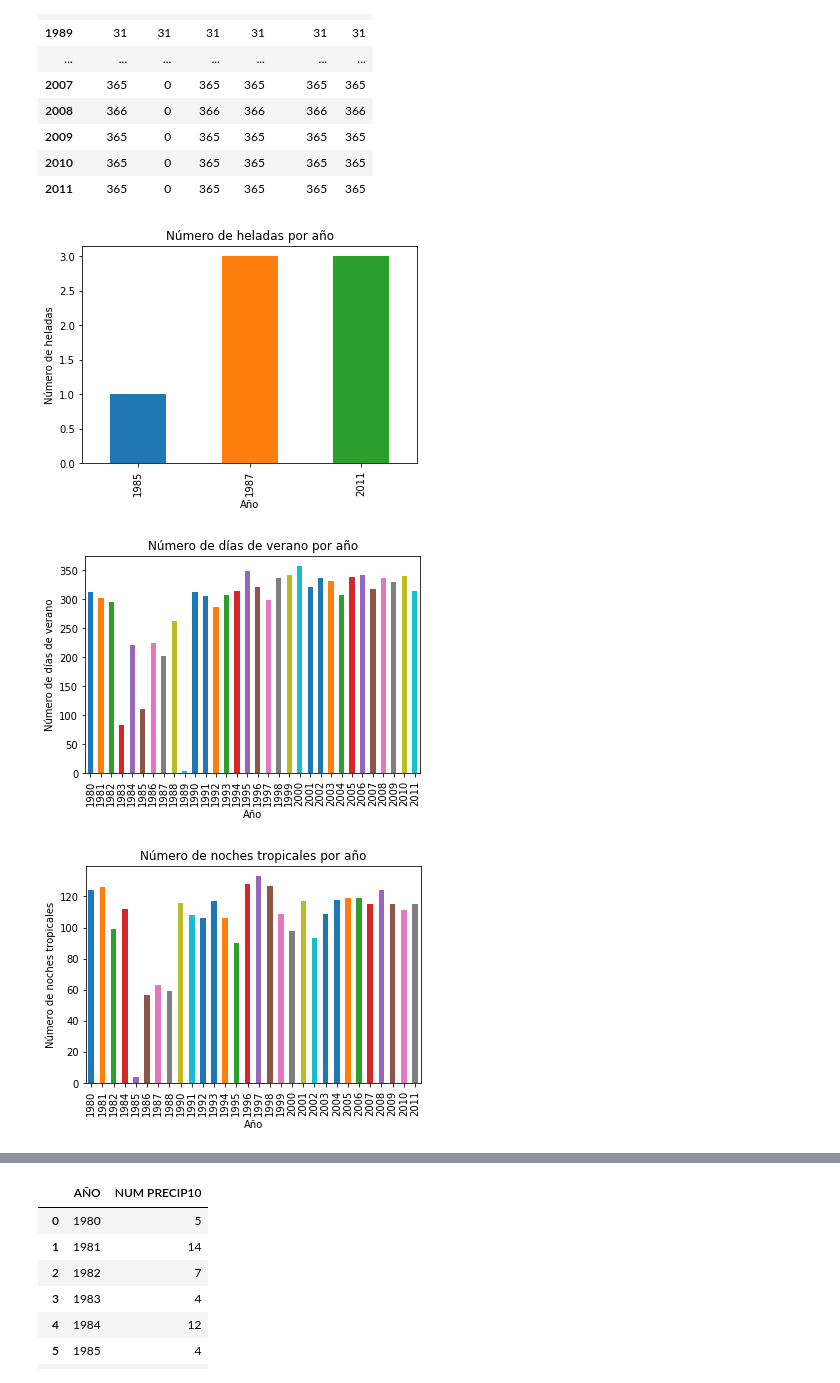
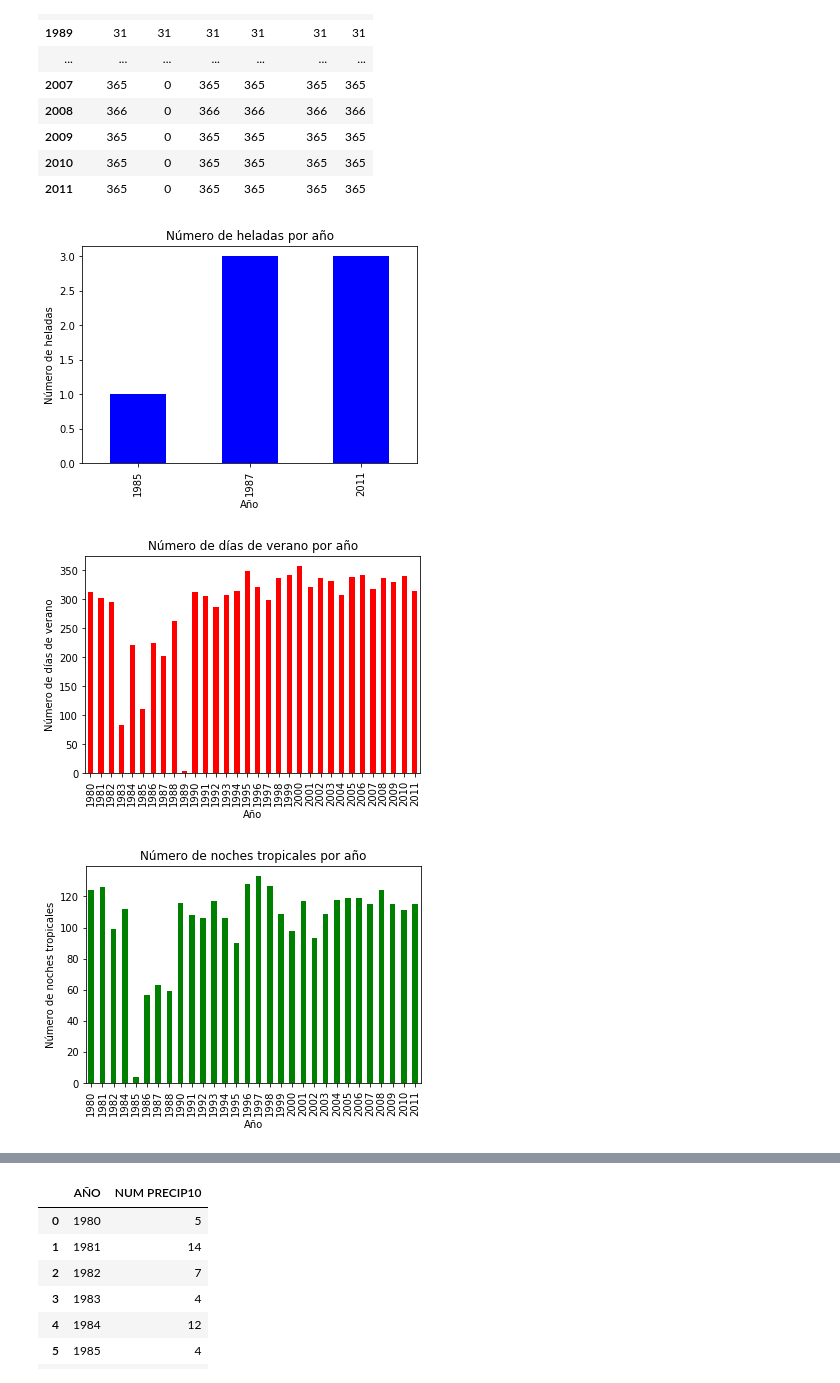
Before and after one commit to JoseDGV/Fisica_Computacional, a Jupyter notebook: Actividad 5.ipynb, the cells around one changed output, grey strips where cells are left out. Saved outputs shown, nothing was run; the diff lists cells and outputs as text; code cells hidden in the pictures.

```diff
--- a/Actividad 5.ipynb
+++ b/Actividad 5.ipynb
@@ -73,35 +73,35 @@ nTempHel_df = nTempHel_df.drop(['TMIN'],1)              #Eliminamos la columna q
 nTempHel_df = nTempHel_df.reset_index()                 #Reiniciamos el index (separamos el año del índice)
 
 #Graficamos
-nTempHel_df.plot.bar(x='AÑO',y='NUMHEL',legend=None)    #Tomamos nuestro eje x como los años y el eje y como el número de
+nTempHel_df.plot.bar(x='AÑO',y='NUMHEL',color='b',legend=None)    #Tomamos nuestro eje x como los años y el eje y como el número de
                                                         #veces que se cumplió la condición en un año.
 plt.title("Número de heladas por año")                  #Título de la gráfica.
 plt.ylabel("Número de heladas")                         #Nombre del eje x.
 plt.xlabel("Año")                                       #Nombre del eje y.
-plt.savefig('grafica1')                                 #Guardamos la gráfica como imágen.
+plt.savefig('grafica1',plt=2000)                        #Guardamos la gráfica como imágen.
 # %% [output]
-[figure, old version]
+[figure, new version]
 # %%
 #Seleccionamos los días con temperaturas de verano; es decir, temperaturas máximas mayores a 25C, y contamos el número de
 #ocurrencia para cada año.
 TempVer = pd.DataFrame(df.loc[df['TMAX']>25])
 TempVer = pd.DataFrame(TempVer.groupby('AÑO').count())
 
 #Creamos un Dataframe que indique el número de valores
 nTempVer_df = TempVer.filter(['TMAX'],axis=1)
 nTempVer_df['NUMVER'] = nTempVer_df['TMAX']
 nTempVer_df = nTempVer_df.drop(['TMAX'],1)
 
 nTempVer_df = nTempVer_df.reset_index()
 
 #Graficamos
-nTempVer_df.plot.bar(x='AÑO',y='NUMVER',legend=None)
+nTempVer_df.plot.bar(x='AÑO',y='NUMVER',color='r',legend=None)
 plt.title("Número de días de verano por año")
 plt.ylabel("Número de días de verano")
 plt.xlabel("Año")
-plt.savefig('grafica2')
+plt.savefig('grafica2',plt=2000)
 # %% [output]
-[figure, old version]
+[figure, new version]
 # %%
 #Seleccionamos los días con noches tropicales; es decir, temperaturas míximas mayores a 20C, y contamos el número de
 #ocurrencia para cada año.
@@ -116,13 +116,13 @@ nTempTrop_df = nTempTrop_df.drop(['TMIN'],1)
 nTempTrop_df = nTempTrop_df.reset_index()
 
 #Graficamos
-nTempTrop_df.plot.bar(x='AÑO',y='NUMTROP',legend=None)
+nTempTrop_df.plot.bar(x='AÑO',y='NUMTROP',color='g',legend=None)
 plt.title("Número de noches tropicales por año")
 plt.ylabel("Número de noches tropicales")
 plt.xlabel("Año")
-plt.savefig('grafica3')
+plt.savefig('grafica3',plt=2000)
 # %% [output]
-[figure, old version]
+[figure, new version]
 # %%
 #Creamos una nueva columna que contenga la temperatura promedio para cada día
 df['TPROM'] = (df.TMAX + df.TMIN)/2  #Temperatura promedio.
```
Also changed, not shown: parts of 13 cells of this notebook.
